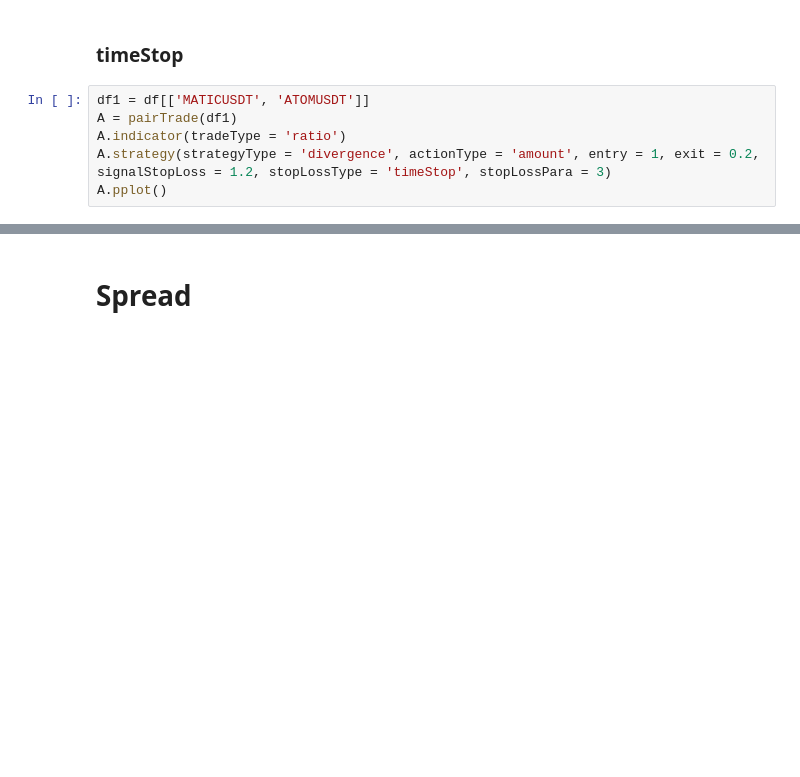
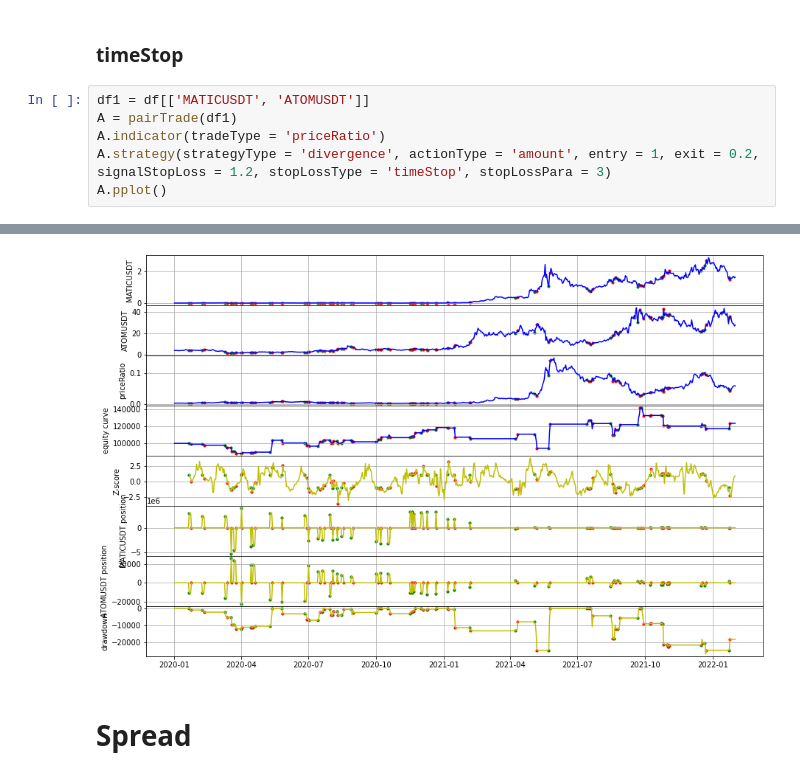
Before and after one commit to jochien889/backtrading, a Jupyter notebook: pairTrade_demo.ipynb, the cells around one changed output, grey strips where cells are left out. Saved outputs shown, nothing was run; the diff lists cells and outputs as text; blank space fills up the shorter version.

```diff
--- a/pairTrade_demo.ipynb
+++ b/pairTrade_demo.ipynb
@@ -91,6 +119,7 @@ A.pplot()
 # %%
 df1 = df[['MATICUSDT', 'ATOMUSDT']]
 A = pairTrade(df1)
-A.indicator(tradeType = 'ratio')
+A.indicator(tradeType = 'priceRatio')
 A.strategy(strategyType = 'divergence', actionType = 'amount', entry = 1, exit = 0.2, signalStopLoss = 1.2, stopLossType = 'timeStop', stopLossPara = 3)
 A.pplot()
+# %% [output]
@@ -97,3 +143,4 @@ A.pplot()
+[figure, added]
 # %% [markdown]
 # Spread
 # %% [markdown]
```
Also changed, not shown: parts of 21 cells of this notebook, 2 other files.
